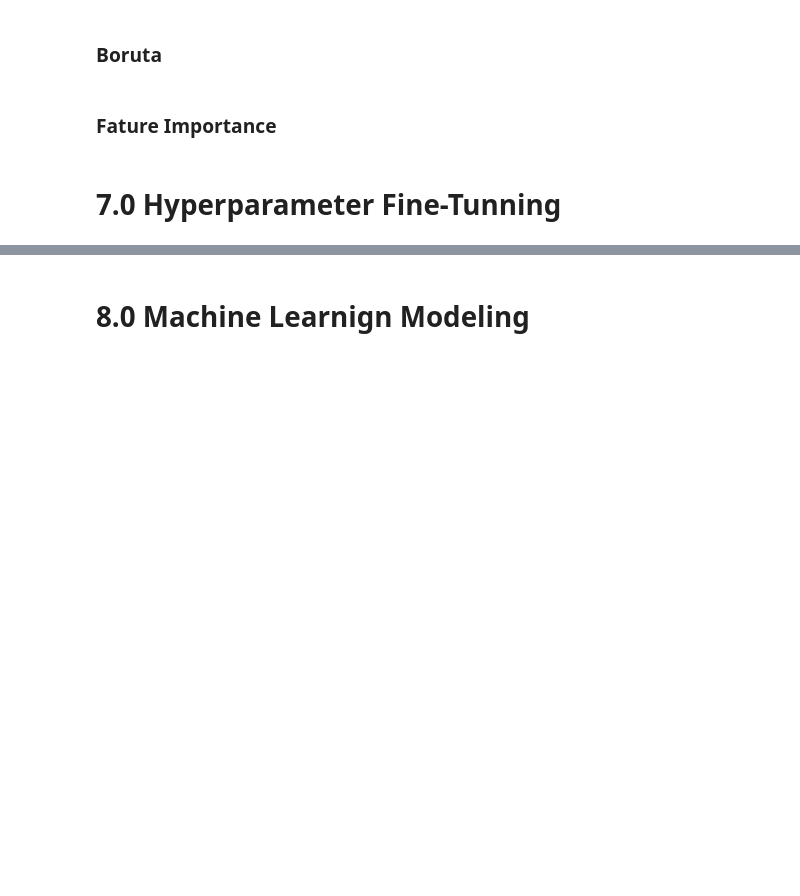
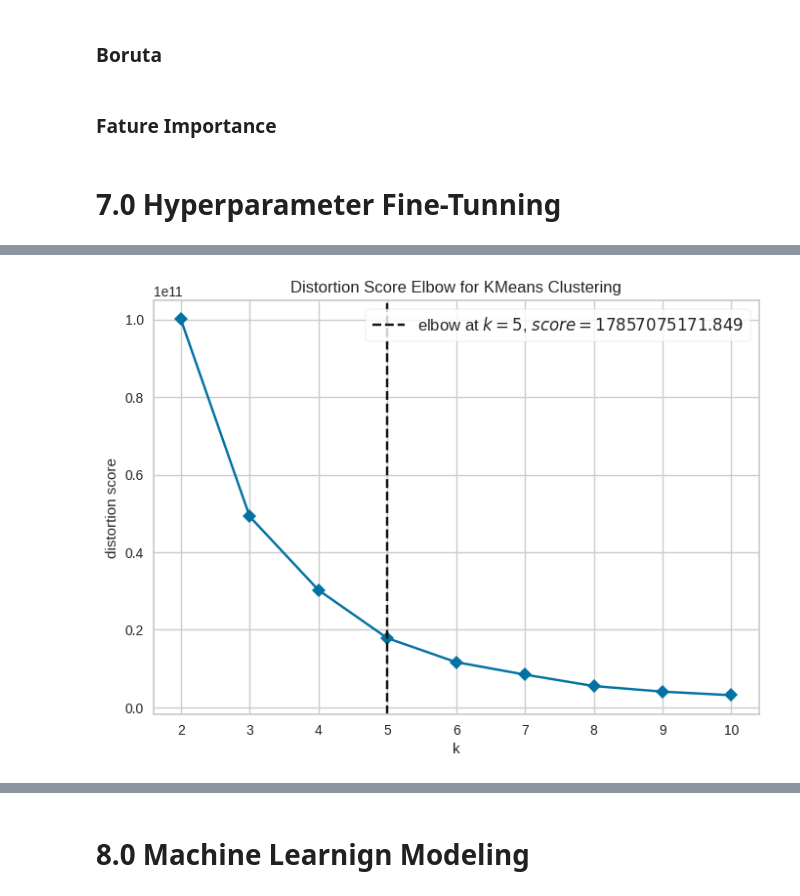
Before and after one commit to natan-matos/ds-clustering, a Jupyter notebook: notebooks/01-nm-metrics.ipynb, the cells around one changed output, grey strips where cells are left out. Saved outputs shown, nothing was run; the diff lists cells and outputs as text; code cells hidden in the pictures; blank space fills up the shorter version.

```diff
--- a/notebooks/01-nm-metrics.ipynb
+++ b/notebooks/01-nm-metrics.ipynb
@@ -252,0 +285,6 @@ df2
+# %%
+kmeans = KElbowVisualizer( KMeans(n_init=10), k=cluster, timings=False)
+kmeans.fit( X );
+kmeans.show();
+# %% [output]
+[figure, added]
```
Also changed, not shown: parts of 19 cells of this notebook.
